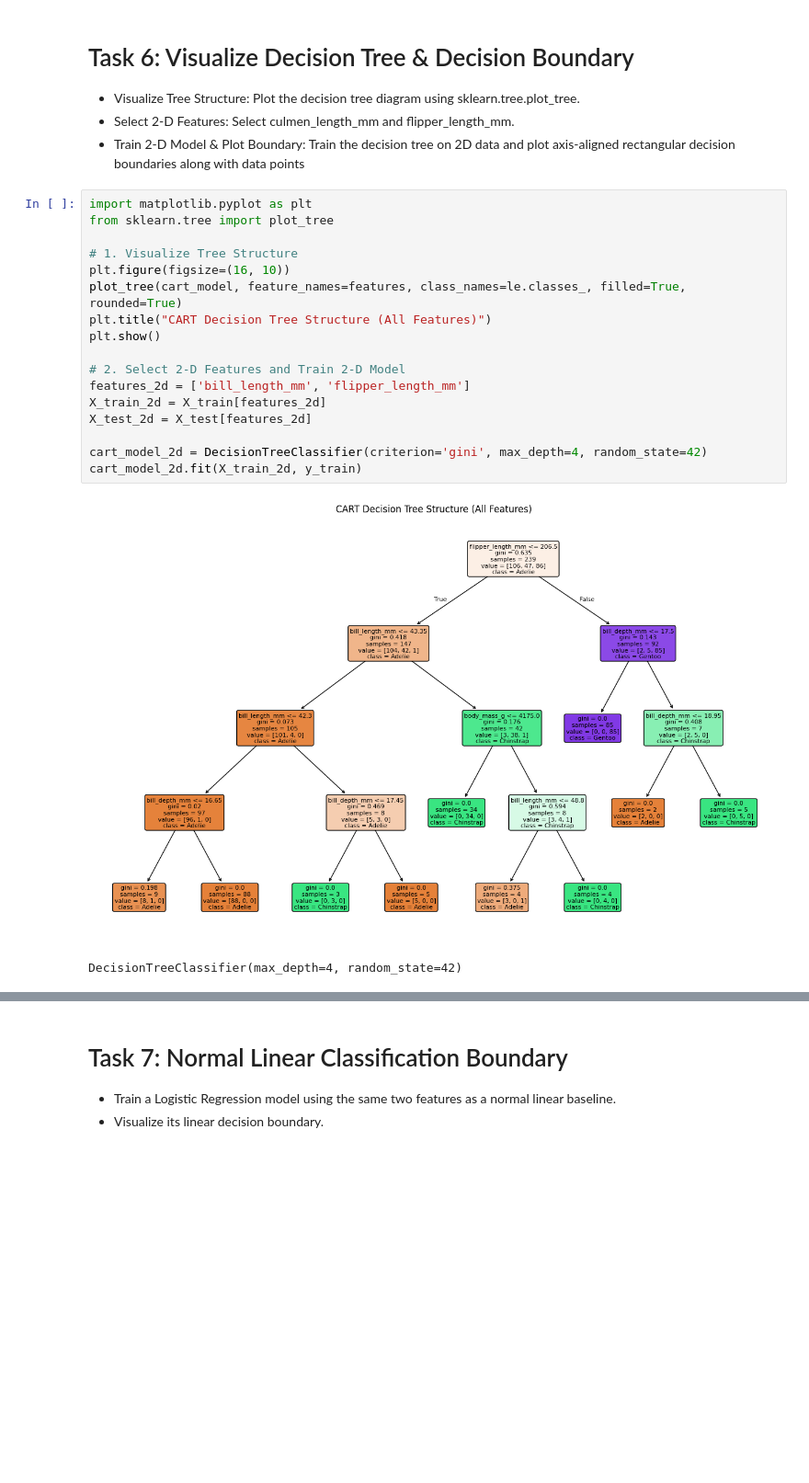
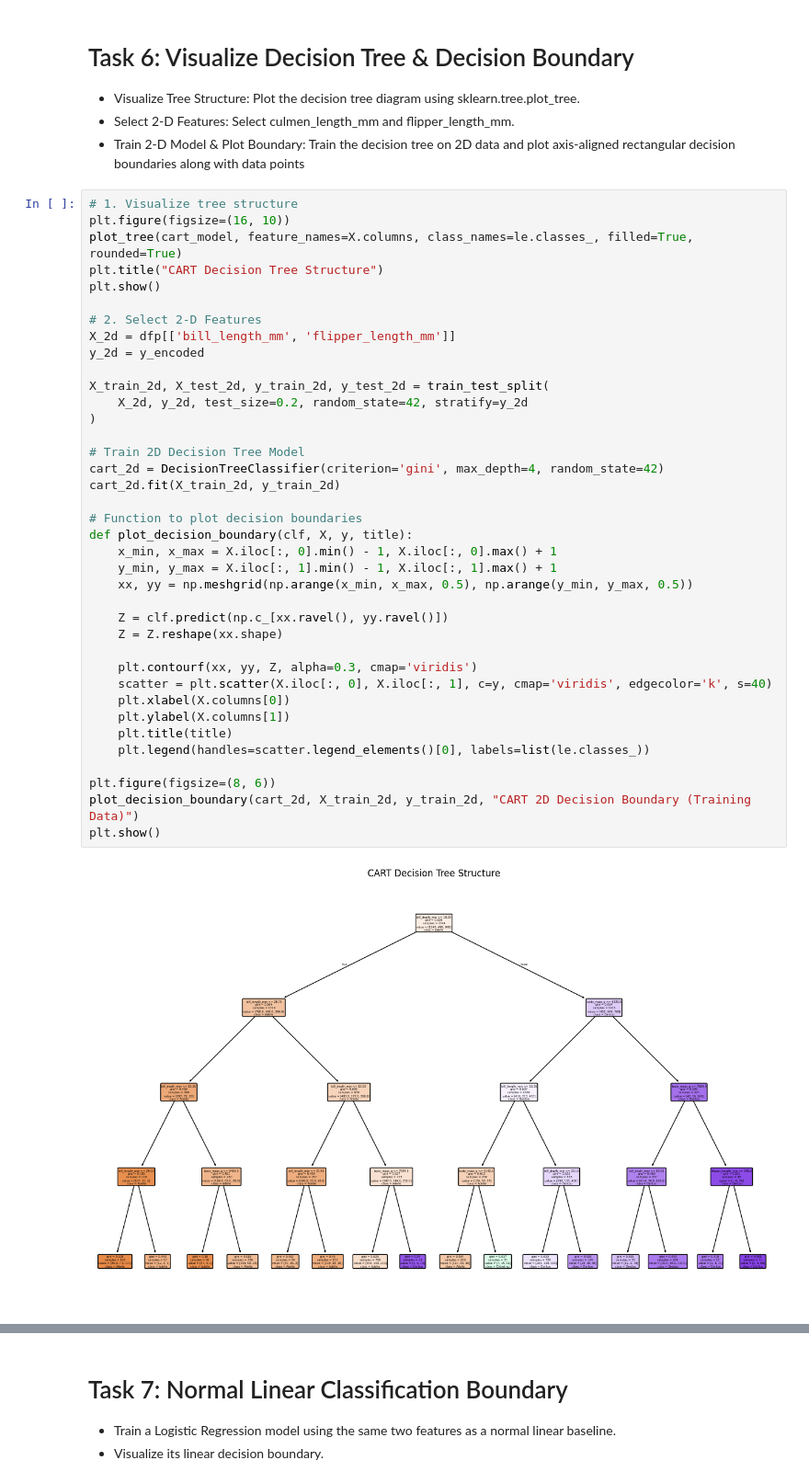
Before and after one commit to sammy495/ML_Experiment_, a Jupyter notebook: ML_Experiment_9.ipynb, the cells around one changed output, grey strips where cells are left out. Shown at 92% size. Cells and saved outputs as stored; diff of their text form; blank space fills up the shorter version.

```diff
--- a/ML_Experiment_9.ipynb
+++ b/ML_Experiment_9.ipynb
@@ -171,23 +192,43 @@ weighted avg       0.99      0.99      0.99       103
 * Visualize Tree Structure: Plot the decision tree diagram using sklearn.tree.plot_tree.
 * Select 2-D Features: Select culmen_length_mm and flipper_length_mm.
 * Train 2-D Model & Plot Boundary: Train the decision tree on 2D data and plot axis-aligned rectangular decision boundaries along with data points
-# %%
-import matplotlib.pyplot as plt
-from sklearn.tree import plot_tree
-
-# 1. Visualize Tree Structure
-plt.figure(figsize=(16, 10))
-plot_tree(cart_model, feature_names=features, class_names=le.classes_, filled=True, rounded=True)
-plt.title("CART Decision Tree Structure (All Features)")
-plt.show()
-
-# 2. Select 2-D Features and Train 2-D Model
-features_2d = ['bill_length_mm', 'flipper_length_mm']
-X_train_2d = X_train[features_2d]
-X_test_2d = X_test[features_2d]
-
-cart_model_2d = DecisionTreeClassifier(criterion='gini', max_depth=4, random_state=42)
-cart_model_2d.fit(X_train_2d, y_train)
-# %% [output]
-[figure, removed]
-DecisionTreeClassifier(max_depth=4, random_state=42)
+# %%
+# 1. Visualize tree structure
+plt.figure(figsize=(16, 10))
+plot_tree(cart_model, feature_names=X.columns, class_names=le.classes_, filled=True, rounded=True)
+plt.title("CART Decision Tree Structure")
+plt.show()
+
+# 2. Select 2-D Features
+X_2d = dfp[['bill_length_mm', 'flipper_length_mm']]
+y_2d = y_encoded
+
+X_train_2d, X_test_2d, y_train_2d, y_test_2d = train_test_split(
+    X_2d, y_2d, test_size=0.2, random_state=42, stratify=y_2d
+)
+
+# Train 2D Decision Tree Model
+cart_2d = DecisionTreeClassifier(criterion='gini', max_depth=4, random_state=42)
+cart_2d.fit(X_train_2d, y_train_2d)
+
+# Function to plot decision boundaries
+def plot_decision_boundary(clf, X, y, title):
+    x_min, x_max = X.iloc[:, 0].min() - 1, X.iloc[:, 0].max() + 1
+    y_min, y_max = X.iloc[:, 1].min() - 1, X.iloc[:, 1].max() + 1
+    xx, yy = np.meshgrid(np.arange(x_min, x_max, 0.5), np.arange(y_min, y_max, 0.5))
+
+    Z = clf.predict(np.c_[xx.ravel(), yy.ravel()])
+    Z = Z.reshape(xx.shape)
+
+    plt.contourf(xx, yy, Z, alpha=0.3, cmap='viridis')
+    scatter = plt.scatter(X.iloc[:, 0], X.iloc[:, 1], c=y, cmap='viridis', edgecolor='k', s=40)
+    plt.xlabel(X.columns[0])
+    plt.ylabel(X.columns[1])
+    plt.title(title)
+    plt.legend(handles=scatter.legend_elements()[0], labels=list(le.classes_))
+
+plt.figure(figsize=(8, 6))
+plot_decision_boundary(cart_2d, X_train_2d, y_train_2d, "CART 2D Decision Boundary (Training Data)")
+plt.show()
+# %% [output]
+[figure, added]
```
Also changed, not shown: parts of 19 cells of this notebook.
